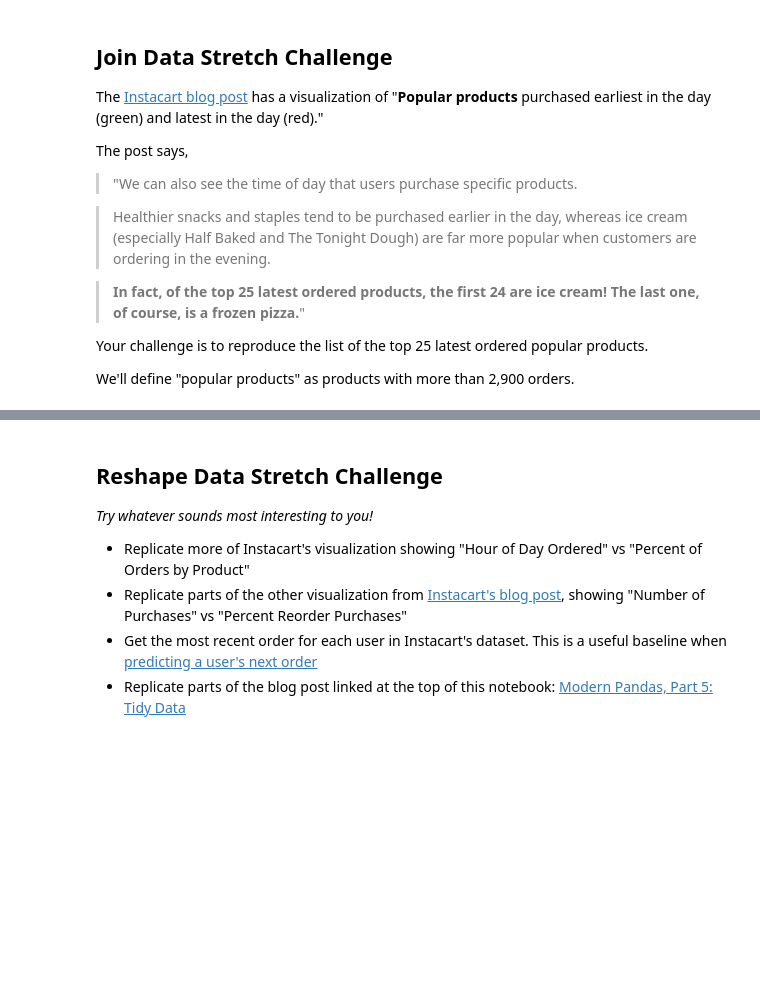
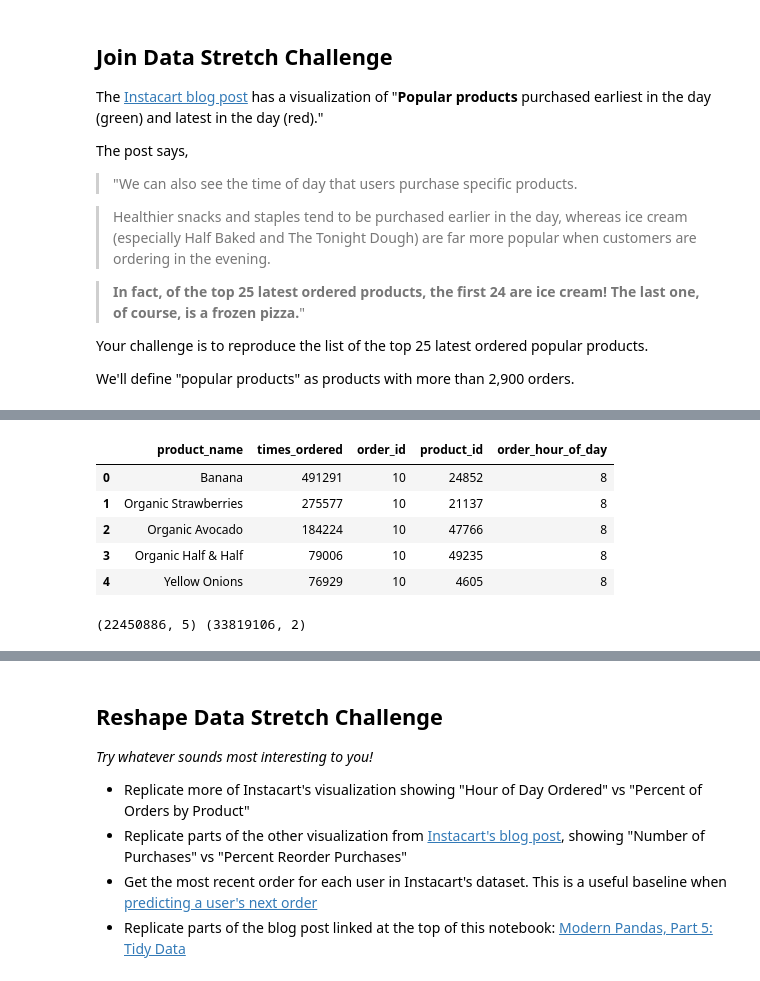
Before and after one commit to johnwesleyharding/DS-Unit-1-Sprint-1-Data-Wrangling-and-Storytelling, a Jupyter notebook: JWH_assignment_DS_113_Join_and_Reshape_Data.ipynb, the cells around one changed output, grey strips where cells are left out. Cells and saved outputs as stored; diff of their text form; code cells hidden in the pictures; blank space fills up the shorter version.

```diff
--- a/JWH_assignment_DS_113_Join_and_Reshape_Data.ipynb
+++ b/JWH_assignment_DS_113_Join_and_Reshape_Data.ipynb
@@ -255,0 +247,3 @@ popular.head()
+# %%
+popular.columns = ['product_name', 'times_ordered']
+popular.head()
@@ -362,0 +371,3 @@ We'll define "popular products" as products with more than 2,900 orders.
+# %%
+subset = orders.loc[:,['order_id', 'order_hour_of_day']]
+subset.head()
@@ -362,0 +381,3 @@ We'll define "popular products" as products with more than 2,900 orders.
+# %%
+subset2 = popular.loc[popular['times_ordered'] > 2900,:]
+subset2.head()
@@ -362,0 +391,3 @@ We'll define "popular products" as products with more than 2,900 orders.
+# %%
+merged2 = pd.merge(subset2, merged, how = 'inner', on = 'product_name')
+merged2.head()
@@ -362,0 +401,14 @@ We'll define "popular products" as products with more than 2,900 orders.
+# %%
+merged3 = pd.merge(merged2, subset, how = 'inner', on = 'order_id')
+merged3.head()
+# %% [output]
+|  | product_name | times_ordered | order_id | product_id | order_hour_of_day |
+| 0 | Banana | 491291 | 10 | 24852 | 8 |
+| 1 | Organic Strawberries | 275577 | 10 | 21137 | 8 |
+| 2 | Organic Avocado | 184224 | 10 | 47766 | 8 |
+| 3 | Organic Half & Half | 79006 | 10 | 49235 | 8 |
+| 4 | Yellow Onions | 76929 | 10 | 4605 | 8 |
+# %%
+print(merged3.shape, order3.shape)
+# %% [output]
+(22450886, 5) (33819106, 2)
```
Also changed, not shown: parts of 21 cells of this notebook.
